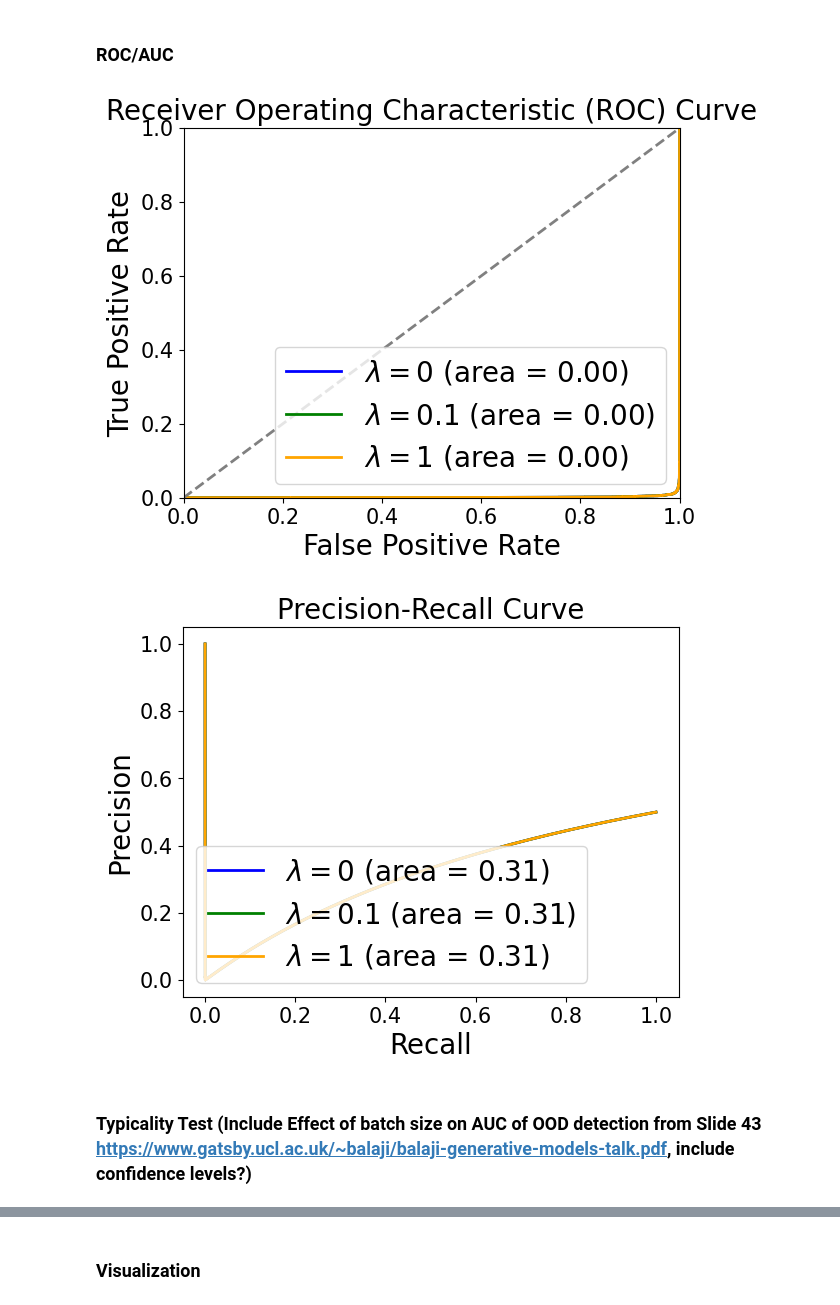
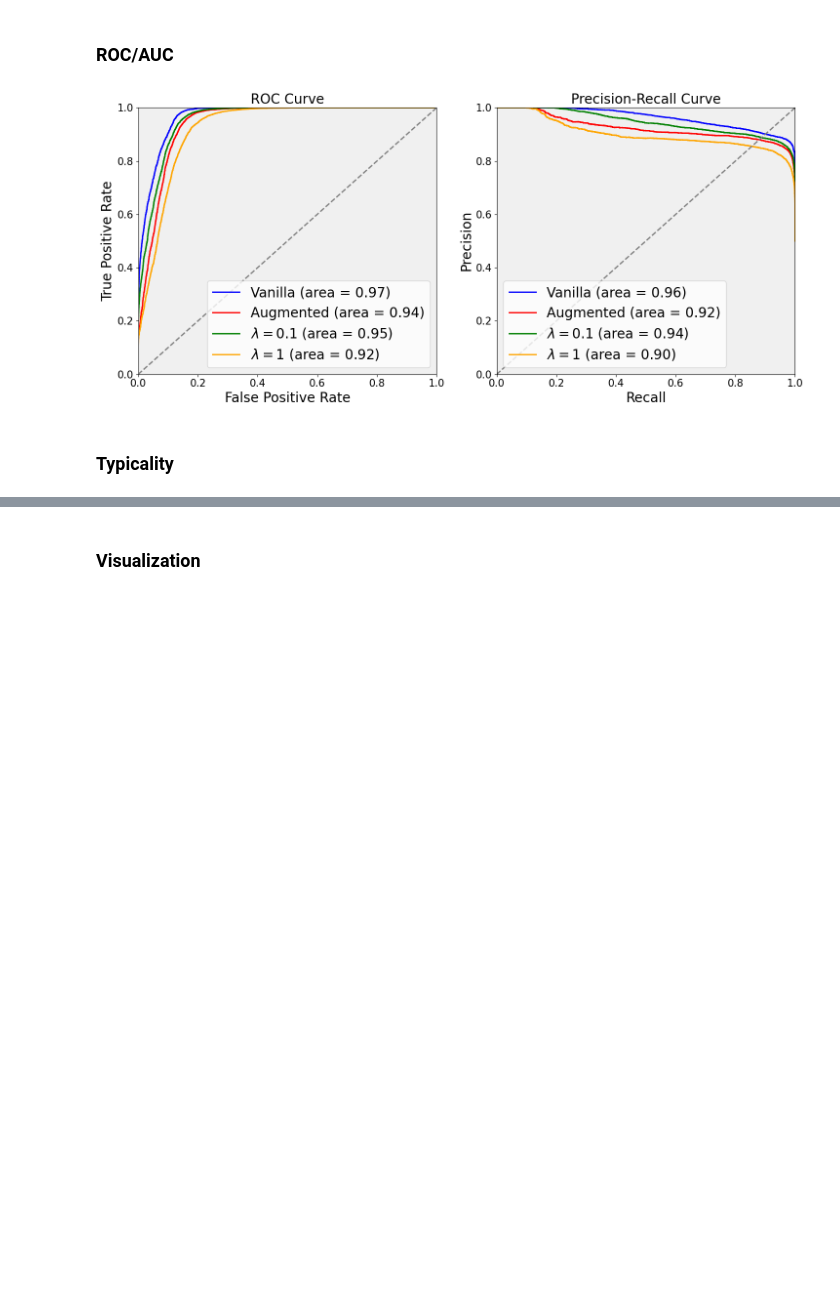
Before and after one commit to rajit906/Symmetry-invariant-Tractable-Generative-Models, a Jupyter notebook: src/evaluate_made.ipynb, the cells around one changed output, grey strips where cells are left out. Drawn from its saved outputs; the diff is of its cells as text; code cells hidden in the pictures; blank space fills up the shorter version.

```diff
--- a/src/evaluate_made.ipynb
+++ b/src/evaluate_made.ipynb
@@ -499,40 +795,41 @@ plt.show()
 # %%
-roc_pc_vanilla = eval_dic_vanilla['roc_pc']
-fpr_vanilla, tpr_vanilla, roc_auc_vanilla, recall_vanilla, precision_vanilla, pr_auc_vanilla \
-    = roc_pc_vanilla['fpr'], roc_pc_vanilla['tpr'], roc_pc_vanilla['roc_auc'], roc_pc_vanilla['recall'], \
-    roc_pc_vanilla['precision'], roc_pc_vanilla['pr_auc']
-roc_pc_reg = eval_dic_reg['roc_pc']
-fpr_reg, tpr_reg, roc_auc_reg, recall_reg, precision_reg, pr_auc_reg = roc_pc_reg['fpr'], roc_pc_reg['tpr'], \
-    roc_pc_reg['roc_auc'], roc_pc_reg['recall'], roc_pc_reg['precision'], roc_pc_reg['pr_auc']
-roc_pc_reg_plus = eval_dic_reg_plus['roc_pc']
-fpr_reg_plus, tpr_reg_plus, roc_auc_reg_plus, recall_reg_plus, precision_reg_plus, pr_auc_reg_plus = roc_pc_reg['fpr'], \
-    roc_pc_reg_plus['tpr'], roc_pc_reg_plus['roc_auc'], roc_pc_reg_plus['recall'], roc_pc_reg_plus['precision'], roc_pc_reg_plus['pr_auc']
+# Create a figure with 1 row and 2 columns for the subplots
+fig, (ax_roc, ax_pr) = plt.subplots(1, 2, figsize=(15, 7))
 
-plt.figure()
-plt.plot(fpr_vanilla, tpr_vanilla, color='blue', lw=2, label=f'$\lambda = 0$ (area = {roc_auc_vanilla:.2f})')
-plt.plot(fpr_reg, tpr_reg, color='green', lw=2, label=f'$\lambda = 0.1$ (area = {roc_auc_reg:.2f})')
-plt.plot(fpr_reg_plus, tpr_reg_plus, color='orange', lw=2, label=f'$\lambda = 1$ (area = {roc_auc_reg_plus:.2f})')
-plt.plot([0, 1], [0, 1], color='gray', lw=2, linestyle='--')
-plt.xlim([0.0, 1.0])
-plt.ylim([0.0, 1.0])
-plt.xlabel('False Positive Rate')
-plt.ylabel('True Positive Rate')
-plt.title('Receiver Operating Characteristic (ROC) Curve')
-plt.legend(loc="lower right")
+# Set the face color for both subplots
+ax_roc.set_facecolor('#f0f0f0')
+ax_pr.set_facecolor('#f0f0f0')
+
+# Plot the ROC curves in the first subplot
+ax_roc.plot(fpr_vanilla, tpr_vanilla, color='blue', lw=2, label=f'Vanilla (area = {roc_auc_vanilla:.2f})')
+ax_roc.plot(fpr_aug, tpr_aug, color='red', lw=2, label=f'Augmented (area = {roc_auc_aug:.2f})')
+ax_roc.plot(fpr_reg, tpr_reg, color='green', lw=2, label=f'$\lambda = 0.1$ (area = {roc_auc_reg:.2f})')
+ax_roc.plot(fpr_reg_plus, tpr_reg_plus, color='orange', lw=2, label=f'$\lambda = 1$ (area = {roc_auc_reg_plus:.2f})')
+ax_roc.plot([0, 1], [0, 1], color='gray', lw=2, linestyle='--')
+ax_roc.set_xlim([0.0, 1.0])
+ax_roc.set_ylim([0.0, 1.0])
+ax_roc.set_xlabel('False Positive Rate')
+ax_roc.set_ylabel('True Positive Rate')
+ax_roc.set_title('ROC Curve')
+ax_roc.legend(loc="lower right")
+
+# Plot the Precision-Recall curves in the second subplot
+ax_pr.plot(recall_vanilla, precision_vanilla, color='blue', lw=2, label=f'Vanilla (area = {pr_auc_vanilla:.2f})')
+ax_pr.plot(recall_aug, precision_aug, color='red', lw=2, label=f'Augmented (area = {pr_auc_aug:.2f})')
+ax_pr.plot(recall_reg, precision_reg, color='green', lw=2, label=f'$\lambda = 0.1$ (area = {pr_auc_reg:.2f})')
+ax_pr.plot(recall_reg_plus, precision_reg_plus, color='orange', lw=2, label=f'$\lambda = 1$ (area = {pr_auc_reg_plus:.2f})')
+ax_pr.plot([0, 1], [0, 1], color='gray', lw=2, linestyle='--')
+ax_pr.set_xlim([0.0, 1.0])
+ax_pr.set_ylim([0.0, 1.0])
+ax_pr.set_xlabel('Recall')
+ax_pr.set_ylabel('Precision')
+ax_pr.set_title('Precision-Recall Curve')
+ax_pr.legend(loc="lower left")
+plt.tight_layout()
+plt.savefig('images/made/rocpr_mnist_emnist_made.pdf', format='pdf', bbox_inches='tight')
 plt.show()
-
-plt.figure()
-plt.plot(recall_vanilla, precision_vanilla, color='blue', lw=2, label=f'$\lambda = 0$ (area = {pr_auc_vanilla:.2f})')
-plt.plot(recall_reg, precision_reg, color='green', lw=2, label=f'$\lambda = 0.1$ (area = {pr_auc_reg:.2f})')
-plt.plot(recall_reg_plus, precision_reg_plus, color='orange', lw=2, label=f'$\lambda = 1$ (area = {pr_auc_reg_plus:.2f})')
-plt.xlabel('Recall')
-plt.ylabel('Precision')
-plt.title('Precision-Recall Curve')
-plt.legend(loc="lower left")
-plt.show()
 # %% [output]
-[figure, old version]
+[figure, new version]
-[figure, removed]
-# %% [markdown]
-### Typicality Test (Include Effect of batch size on AUC of OOD detection from Slide 43 https://www.gatsby.ucl.ac.uk/~balaji/balaji-generative-models-talk.pdf, include confidence levels?)
+# %% [markdown]
+### Typicality
 # %%
```
Also changed, not shown: parts of 28 cells of this notebook, 6 other files.
